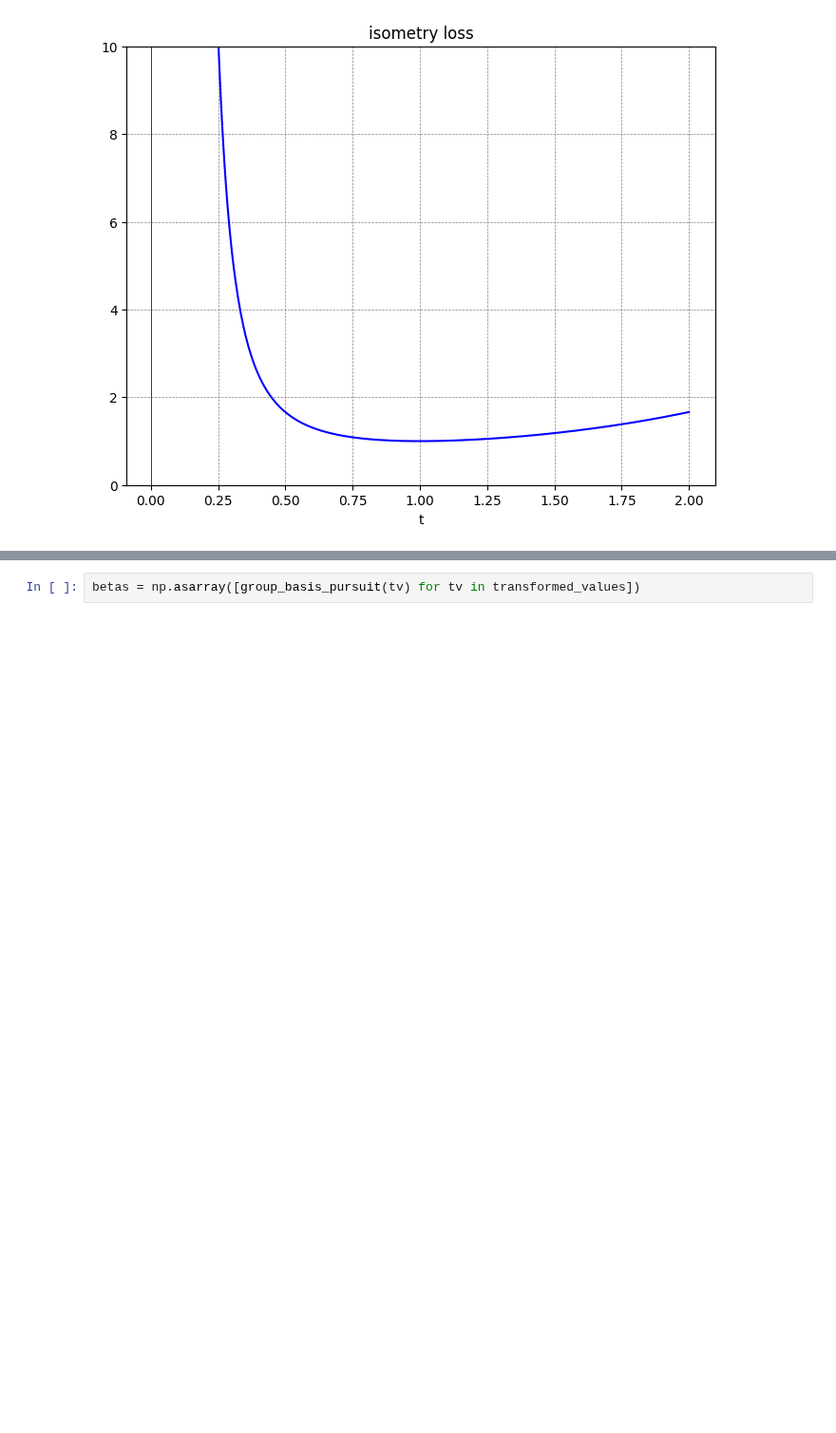
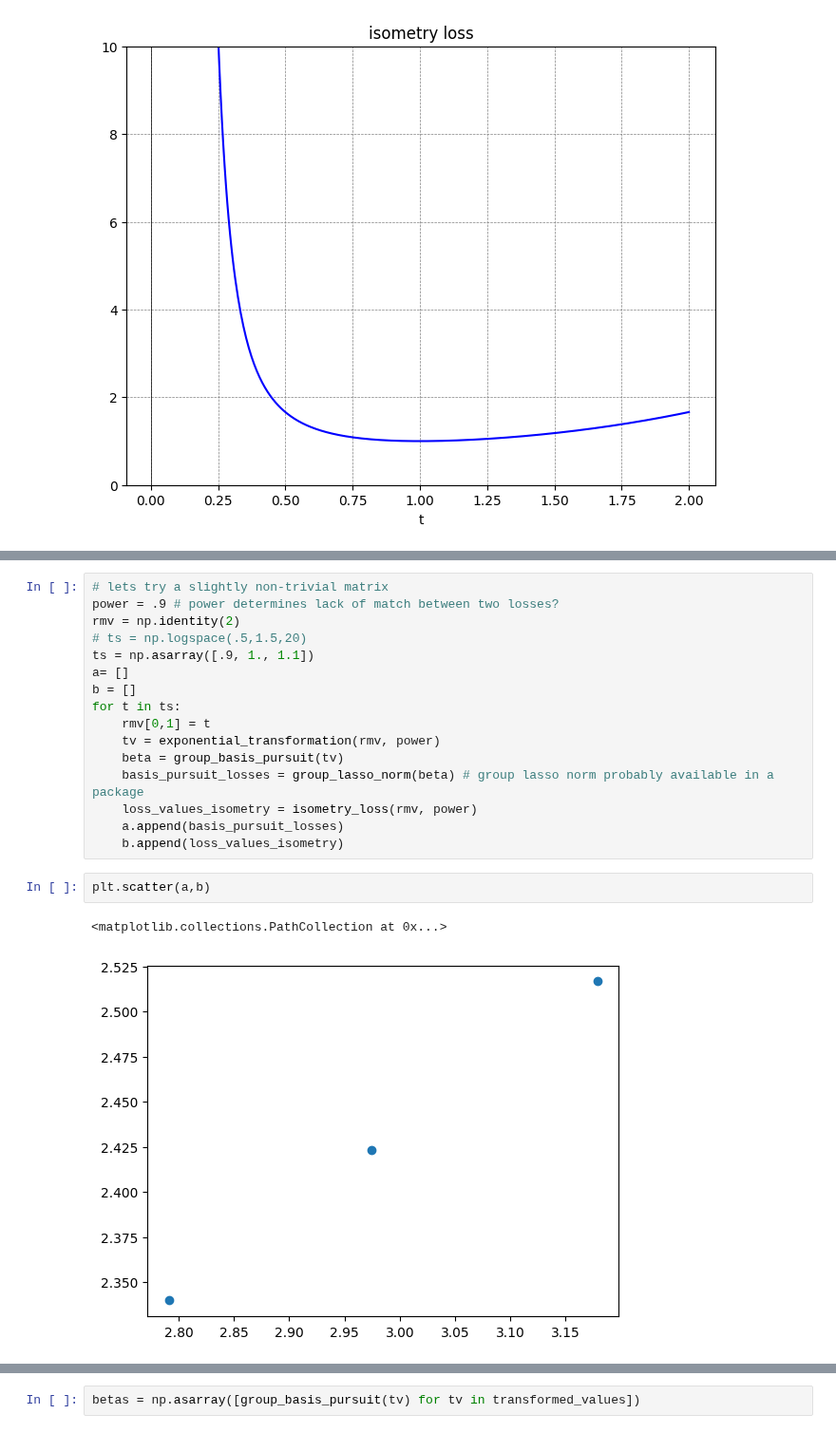
Before and after one commit to sjkoelle/isometry-pursuit, a Jupyter notebook: logsumexp_matrix_experiment.ipynb, the cells around one changed output, grey strips where cells are left out. Shown at 95% size. Cells and saved outputs as stored; diff of their text form; blank space fills up the shorter version.

```diff
--- a/logsumexp_matrix_experiment.ipynb
+++ b/logsumexp_matrix_experiment.ipynb
@@ -266,0 +296,21 @@ ValueError: No solution found
+# %%
+# lets try a slightly non-trivial matrix
+power = .9 # power determines lack of match between two losses?
+rmv = np.identity(2)
+# ts = np.logspace(.5,1.5,20)
+ts = np.asarray([.9, 1., 1.1])
+a= []
+b = []
+for t in ts:
+    rmv[0,1] = t
+    tv = exponential_transformation(rmv, power)
+    beta = group_basis_pursuit(tv)
+    basis_pursuit_losses = group_lasso_norm(beta) # group lasso norm probably available in a package
+    loss_values_isometry = isometry_loss(rmv, power)
+    a.append(basis_pursuit_losses)
+    b.append(loss_values_isometry)
+# %%
+plt.scatter(a,b)
+# %% [output]
+<matplotlib.collections.PathCollection at 0x...>
+[figure, added]
```
Also changed, not shown: parts of 12 cells of this notebook, 5 other files.
